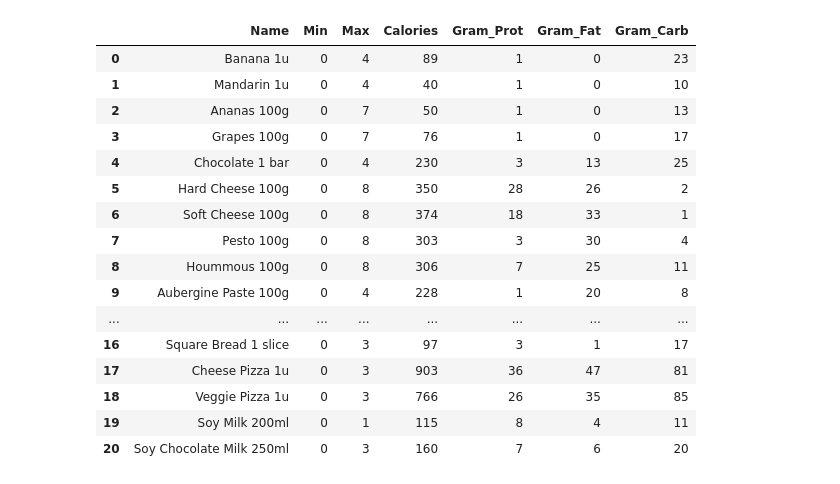
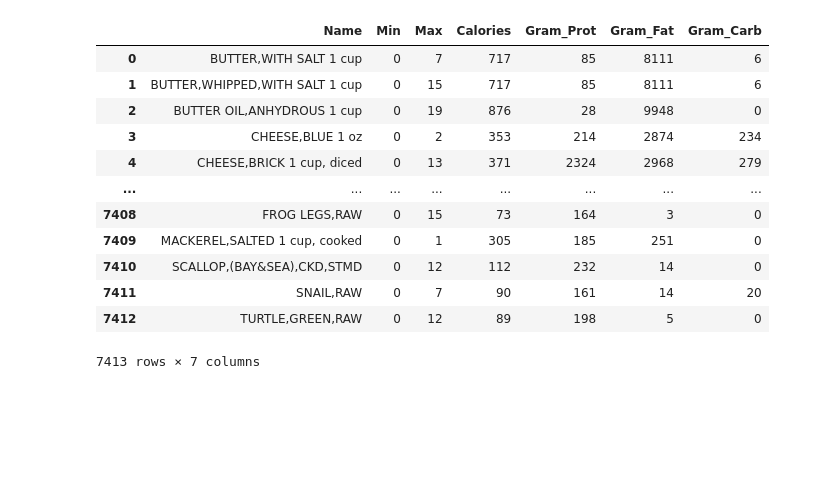
Before and after one commit to lufedev/Trabalho_IA2_2022, a Jupyter notebook: ipnyb/dataframe.ipynb, the cells around one changed output. Saved outputs shown, nothing was run; the diff lists cells and outputs as text; code cells hidden in the pictures; blank space fills up the shorter version.

```diff
--- a/ipnyb/dataframe.ipynb
+++ b/ipnyb/dataframe.ipynb
@@ -36,54 +36,51 @@ print(gram_prot, gram_carb, gram_fat)
 # %%
 # per week: min, max, cal unit, prot g,  fat g, carb g
-products_table = pd.DataFrame.from_records([
-    ['Banana 1u', 0, 4, 89, 1, 0, 23],
-    ['Mandarin 1u', 0, 4, 40, 1, 0, 10],
-    ['Ananas 100g', 0, 7, 50, 1, 0, 13],
-    ['Grapes 100g', 0, 7, 76, 1, 0, 17],
-    ['Chocolate 1 bar', 0, 4, 230, 3, 13, 25],
+# products_table = pd.DataFrame.from_records([
+#     ['Banana 1u', 0, 4, 89, 1, 0, 23],
+#     ['Mandarin 1u', 0, 4, 40, 1, 0, 10],
+#     ['Ananas 100g', 0, 7, 50, 1, 0, 13],
+#     ['Grapes 100g', 0, 7, 76, 1, 0, 17],
+#     ['Chocolate 1 bar', 0, 4, 230, 3, 13, 25],
 
-    ['Hard Cheese 100g', 0, 8, 350, 28, 26, 2],
-    ['Soft Cheese 100g', 0, 8, 374, 18, 33, 1],
-    ['Pesto 100g', 0, 8, 303, 3, 30, 4],
-    ['Hoummous 100g', 0, 8, 306, 7, 25, 11],
-    ['Aubergine Paste 100g', 0, 4, 228, 1, 20, 8],
+#     ['Hard Cheese 100g', 0, 8, 350, 28, 26, 2],
+#     ['Soft Cheese 100g', 0, 8, 374, 18, 33, 1],
+#     ['Pesto 100g', 0, 8, 303, 3, 30, 4],
+#     ['Hoummous 100g', 0, 8, 306, 7, 25, 11],
+#     ['Aubergine Paste 100g', 0, 4, 228, 1, 20, 8],
 
-    ['Protein Shake', 0, 5, 160, 30, 3, 5],
-    ['Veggie Burger 1', 0, 5, 220, 21, 12, 3],
-    ['Veggie Burger 2', 0, 12, 165, 16, 9, 2],
-    ['Boiled Egg', 0, 8, 155, 13, 11, 1],
-    ['Backed Egg', 0, 16, 196, 14, 15, 1],
+#     ['Protein Shake', 0, 5, 160, 30, 3, 5],
+#     ['Veggie Burger 1', 0, 5, 220, 21, 12, 3],
+#     ['Veggie Burger 2', 0, 12, 165, 16, 9, 2],
+#     ['Boiled Egg', 0, 8, 155, 13, 11, 1],
+#     ['Backed Egg', 0, 16, 196, 14, 15, 1],
 
-    ['Baguette Bread Half', 0, 3, 274, 10, 0, 52],
-    ['Square Bread 1 slice', 0, 3, 97, 3, 1, 17],
-    ['Cheese Pizza 1u', 0, 3, 903, 36, 47, 81],
-    ['Veggie Pizza 1u', 0, 3, 766, 26, 35, 85],
+#     ['Baguette Bread Half', 0, 3, 274, 10, 0, 52],
+#     ['Square Bread 1 slice', 0, 3, 97, 3, 1, 17],
+#     ['Cheese Pizza 1u', 0, 3, 903, 36, 47, 81],
+#     ['Veggie Pizza 1u', 0, 3, 766, 26, 35, 85],
 
-    ['Soy Milk 200ml', 0, 1, 115, 8, 4, 11],
-    ['Soy Chocolate Milk 250ml', 0, 3, 160, 7, 6,20],
+#     ['Soy Milk 200ml', 0, 1, 115, 8, 4, 11],
+#     ['Soy Chocolate Milk 250ml', 0, 3, 160, 7, 6,20],
 
-])
-products_table.columns = ['Name', 'Min', 'Max', 'Calories', 'Gram_Prot', 'Gram_Fat', 'Gram_Carb']
+# ])
+# products_table.columns = ['Name', 'Min', 'Max', 'Calories', 'Gram_Prot', 'Gram_Fat', 'Gram_Carb']
 
+products_table = pd.read_csv('../data/large_grocery.csv',delimiter=";")
 products_table
 # %% [output]
 |  | Name | Min | Max | Calories | Gram_Prot | Gram_Fat | Gram_Carb |
-| 0 | Banana 1u | 0 | 4 | 89 | 1 | 0 | 23 |
-| 1 | Mandarin 1u | 0 | 4 | 40 | 1 | 0 | 10 |
-| 2 | Ananas 100g | 0 | 7 | 50 | 1 | 0 | 13 |
-| 3 | Grapes 100g | 0 | 7 | 76 | 1 | 0 | 17 |
-| 4 | Chocolate 1 bar | 0 | 4 | 230 | 3 | 13 | 25 |
-| 5 | Hard Cheese 100g | 0 | 8 | 350 | 28 | 26 | 2 |
-| 6 | Soft Cheese 100g | 0 | 8 | 374 | 18 | 33 | 1 |
-| 7 | Pesto 100g | 0 | 8 | 303 | 3 | 30 | 4 |
-| 8 | Hoummous 100g | 0 | 8 | 306 | 7 | 25 | 11 |
-| 9 | Aubergine Paste 100g | 0 | 4 | 228 | 1 | 20 | 8 |
+| 0 | BUTTER,WITH SALT 1 cup | 0 | 7 | 717 | 85 | 8111 | 6 |
+| 1 | BUTTER,WHIPPED,WITH SALT 1 cup | 0 | 15 | 717 | 85 | 8111 | 6 |
+| 2 | BUTTER OIL,ANHYDROUS 1 cup | 0 | 19 | 876 | 28 | 9948 | 0 |
+| 3 | CHEESE,BLUE 1 oz | 0 | 2 | 353 | 214 | 2874 | 234 |
+| 4 | CHEESE,BRICK 1 cup, diced | 0 | 13 | 371 | 2324 | 2968 | 279 |
 | ... | ... | ... | ... | ... | ... | ... | ... |
-| 16 | Square Bread 1 slice | 0 | 3 | 97 | 3 | 1 | 17 |
-| 17 | Cheese Pizza 1u | 0 | 3 | 903 | 36 | 47 | 81 |
-| 18 | Veggie Pizza 1u | 0 | 3 | 766 | 26 | 35 | 85 |
-| 19 | Soy Milk 200ml | 0 | 1 | 115 | 8 | 4 | 11 |
-| 20 | Soy Chocolate Milk 250ml | 0 | 3 | 160 | 7 | 6 | 20 |
+| 7408 | FROG LEGS,RAW | 0 | 15 | 73 | 164 | 3 | 0 |
+| 7409 | MACKEREL,SALTED 1 cup, cooked | 0 | 1 | 305 | 185 | 251 | 0 |
+| 7410 | SCALLOP,(BAY&SEA),CKD,STMD | 0 | 12 | 112 | 232 | 14 | 0 |
+| 7411 | SNAIL,RAW | 0 | 7 | 90 | 161 | 14 | 20 |
+| 7412 | TURTLE,GREEN,RAW | 0 | 12 | 89 | 198 | 5 | 0 |
+7413 rows × 7 columns
 # %%
 # extract the information of products in a format that is easier to use in the deap algorithms cost function
 cal_data = products_table[['Gram_Prot', 'Gram_Fat', 'Gram_Carb']]
```
Also changed, not shown: parts of 8 cells of this notebook, 4 other files.
